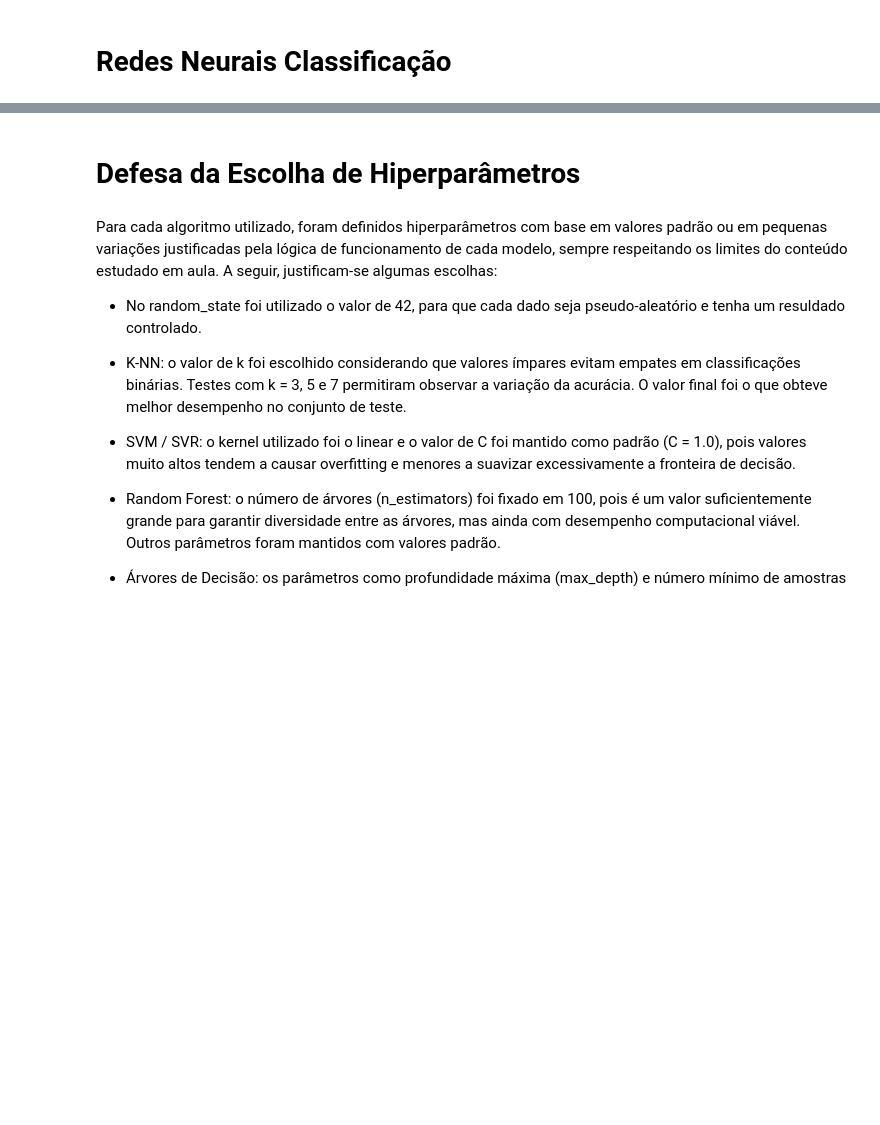
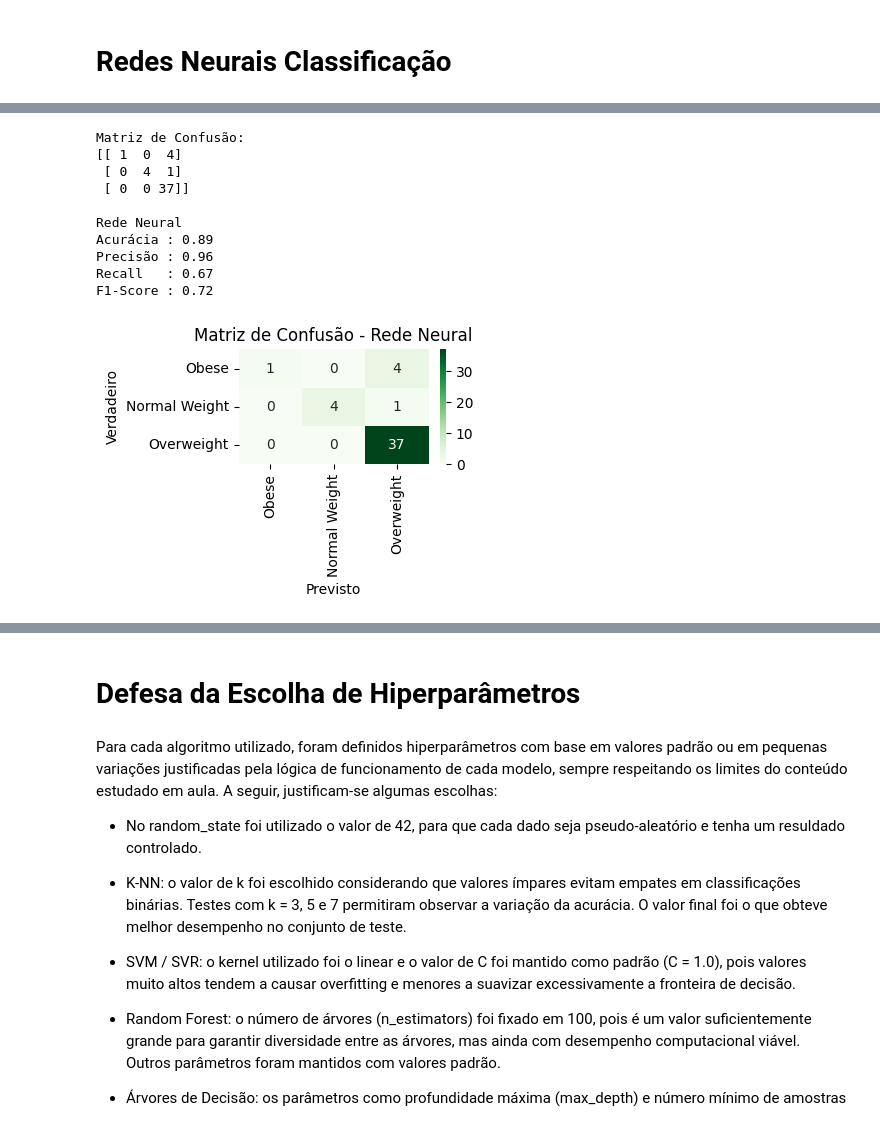
Before and after one commit to diegofloriano/AnaliseDeDados, a Jupyter notebook: MachineLearning_Base02.ipynb, the cells around one changed output, grey strips where cells are left out. Cells and saved outputs as stored; diff of their text form; code cells hidden in the pictures; blank space fills up the shorter version.

```diff
--- a/MachineLearning_Base02.ipynb
+++ b/MachineLearning_Base02.ipynb
@@ -468,21 +469,14 @@ Por fim, Tivemos a performance de K-NN que teve o pior desempenho entre os demai
 # %%
 # Transformando String em Int para o to_categorical funcionar
 
-# Mapeamento das classes
-class_map = {
-    'Normal Weight': 0,
-    'Overweight': 1,
-    'Obese': 2
-}
-
 # Aplicar mapeamento
-yC_train_num = yC_train.map(class_map)
-yC_test_num = yC_test.map(class_map)
+yC_train_num = yC_train.map(class_names)
+yC_test_num = yC_test.map(class_names)
 
 # One-Hot Encoding
-y_train_encoded = to_categorical(yC_train_num)
-y_test_encoded = to_categorical(yC_test_num)
-nC_classes = y_train_encoded.shape[1]
+yC_train_encoded = to_categorical(yC_train_num)
+yC_test_encoded = to_categorical(yC_test_num)
+nC_classes = yC_train_encoded.shape[1]
 # %%
 modelC = Sequential([
     Dense(128, activation='relu', input_shape=(XC_train.shape[1],)),
@@ -502,25 +496,38 @@ yC_pred = np.argmax(yC_pred_probs, axis=1)
 # %%
-acc = accuracy_score(yC_test, yC_pred)
-prec = precision_score(yC_test, yC_pred, average='macro', zero_division=0)
-rec = recall_score(yC_test, yC_pred, average='macro', zero_division=0)
-f1 = f1_score(yC_test, yC_pred, average='macro', zero_division=0)
-cm = confusion_matrix(yC_test, yC_pred)
+# Métricas
+accN = accuracy_score(yC_test_num, yC_pred)
+precN = precision_score(yC_test_num, yC_pred, average='macro', zero_division=0)
+recN = recall_score(yC_test_num, yC_pred, average='macro', zero_division=0)
+f1N = f1_score(yC_test_num, yC_pred, average='macro', zero_division=0)
+cmN = confusion_matrix(yC_test_num, yC_pred)
 
 print(f"\nRede Neural")
-print(f"Acurácia : {acc:.2f}")
-print(f"Precisão : {prec:.2f}")
-print(f"Recall   : {rec:.2f}")
-print(f"F1-Score : {f1:.2f}")
+print(f"Acurácia : {accN:.2f}")
+print(f"Precisão : {precN:.2f}")
+print(f"Recall   : {recN:.2f}")
+print(f"F1-Score : {f1N:.2f}")
 
 # Matriz de confusão
 plt.figure(figsize=(4, 3))
-sns.heatmap(cm, annot=True, fmt='d', cmap='Greens',
+sns.heatmap(cmN, annot=True, fmt='d', cmap='Greens',
             xticklabels=class_names, yticklabels=class_names)
 plt.title('Matriz de Confusão - Rede Neural')
 plt.xlabel("Previsto")
 plt.ylabel("Verdadeiro")
 plt.tight_layout()
 plt.show()
+# %% [output]
+Matriz de Confusão:
+[[ 1  0  4]
+ [ 0  4  1]
+ [ 0  0 37]]
+
+Rede Neural
+Acurácia : 0.89
+Precisão : 0.96
+Recall   : 0.67
+F1-Score : 0.72
+[figure, added]
 # %%
 plt.plot(historyC.history['accuracy'], label='Acurácia Treino')
 plt.plot(historyC.history['val_accuracy'], label='Acurácia Validação')
```
Also changed, not shown: parts of 13 cells of this notebook.
